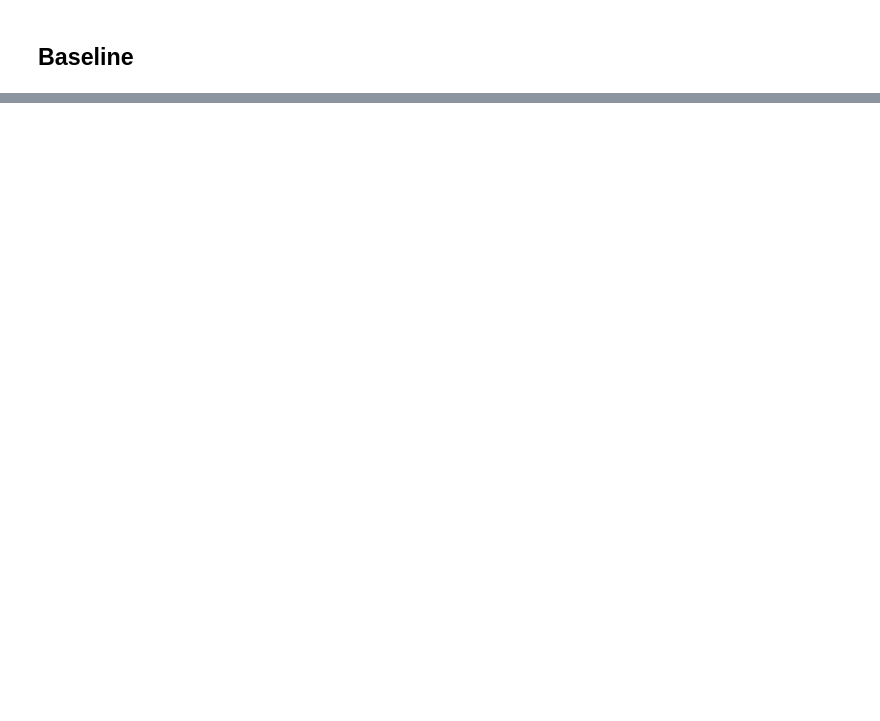
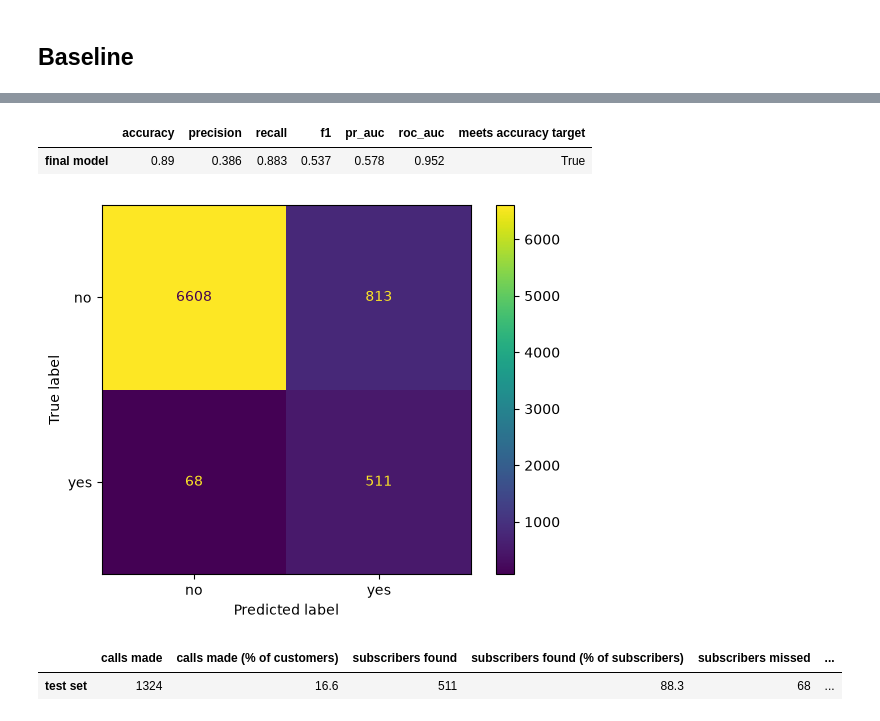
Before and after one commit to roshanbytes/term-deposit-subscription-prediction, a Jupyter notebook: notebooks/modeling/01_model_development.ipynb, the cells around one changed output, grey strips where cells are left out. Saved outputs shown, nothing was run; the diff lists cells and outputs as text; code cells hidden in the pictures; blank space fills up the shorter version.

Commit message:
Train, tune, and save the final model
Compare four models with class weights and SMOTE, tune them, choose the decision threshold with F2, and save the XGBoost model and its confusion matrix.

```diff
--- a/notebooks/modeling/01_model_development.ipynb
+++ b/notebooks/modeling/01_model_development.ipynb
@@ -100,0 +266,7 @@ dtype: float64
+# %%
+tuned_results = {
+    name: cv_summary(search.best_estimator_, X_train, y_train, cv)
+    for name, search in searches.items()
+}
+tuned_table = pd.DataFrame.from_dict(tuned_results, orient="index")
+tuned_table.round(3)
@@ -100,0 +293,19 @@ dtype: float64
+# %%
+best_name = tuned_table["pr_auc"].idxmax()
+no_fix = build_pipeline(
+    build_models(y_train, class_weighted=False)[best_name],
+    categorical_cols,
+    numeric_cols,
+)
+candidates = {
+    "class weights": searches[best_name].best_estimator_,
+    "no fix": no_fix.set_params(**searches[best_name].best_params_),
+}
+# %%
+threshold_models = {}
+y_scores = {}
+for label, model in candidates.items():
+    threshold_models[label] = tune_threshold(model, X_train, y_train, cv)
+    y_scores[label] = cross_val_predict(
+        model, X_train, y_train, cv=cv, method="predict_proba"
+    )[:, 1]
@@ -100,0 +373,9 @@ dtype: float64
+# %%
+final_model = threshold_models["class weights"]
+final_settings = {
+    "model": best_name,
+    "imbalance fix": "class weights",
+    **searches[best_name].best_params_,
+    "decision threshold": final_model.best_threshold_,
+}
+pd.Series(final_settings, dtype=object)
@@ -100,0 +415,19 @@ dtype: float64
+# %%
+test_scores = score_models({"final model": final_model}, X_test, y_test)
+test_scores["meets accuracy target"] = test_scores["accuracy"] >= TARGET_ACCURACY
+test_scores.round(3)
+# %% [output]
+|  | accuracy | precision | recall | f1 | pr_auc | roc_auc | meets accuracy target |
+| final model | 0.89 | 0.386 | 0.883 | 0.537 | 0.578 | 0.952 | True |
+# %%
+y_pred = final_model.predict(X_test)
+ConfusionMatrixDisplay.from_predictions(y_test, y_pred, display_labels=["no", "yes"])
+plt.savefig(FIGURES_DIR / "confusion_matrix.png", bbox_inches="tight")
+plt.show()
+# %% [output]
+[figure, added]
+# %%
+pd.DataFrame([call_outcomes(y_test, y_pred)], index=["test set"]).round(1)
+# %% [output]
+|  | calls made | calls made (% of customers) | subscribers found | subscribers found (% of subscribers) | subscribers missed | ... |
+| test set | 1324 | 16.6 | 511 | 88.3 | 68 | ... |
```
Also changed, not shown: parts of 56 cells of this notebook, 3 other files.
